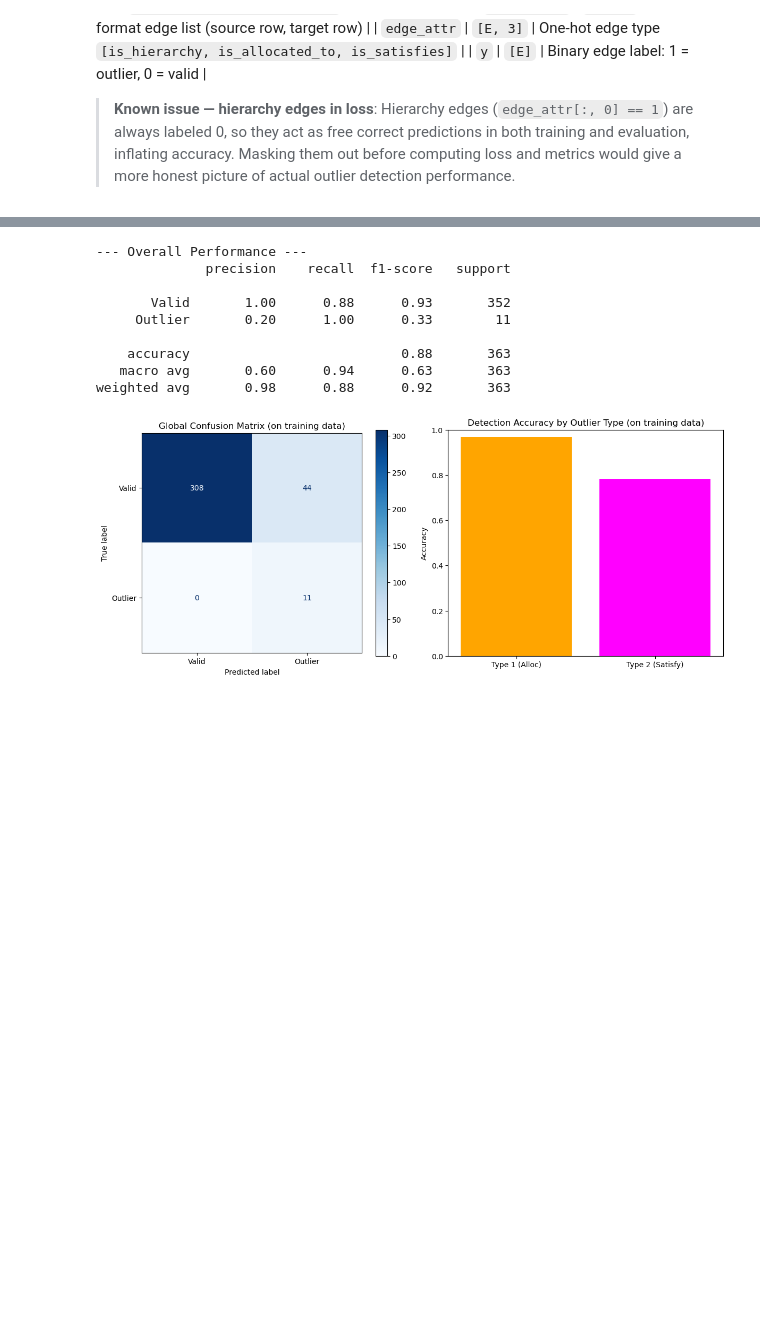
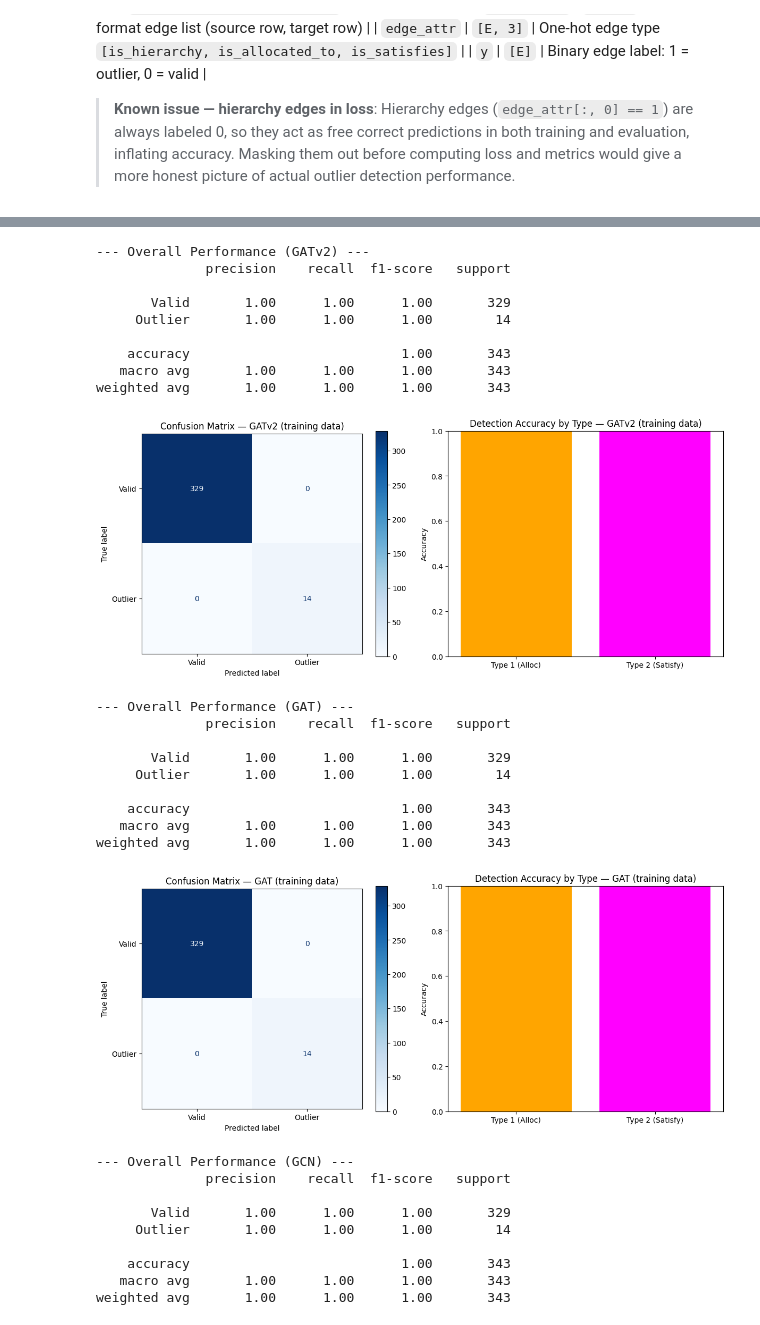
Before and after one commit to tcheb/ENGR521A, a Jupyter notebook: Synth_SE_data.ipynb, the cells around one changed output, grey strips where cells are left out. Drawn from its saved outputs; the diff is of its cells as text; code cells hidden in the pictures; blank space fills up the shorter version.

Commit message:
Add files via upload
Added in additional GNN architectures (GCN, GraphSAGE, GAT, RGCN) and fixed train/test graph size mismatch

```diff
--- a/Synth_SE_data.ipynb
+++ b/Synth_SE_data.ipynb
@@ -432,57 +536,70 @@ Epoch 1000, Loss: 0.3840
 # %%
 def evaluate_model(model, data):
     model.eval()
     with torch.no_grad():
-        # Get raw model outputs (logits) and convert to probabilities
         logits = model(data.x, data.edge_index, data.edge_attr)
-        probs = torch.sigmoid(logits)
-        preds = (probs > 0.5).float()
+        probs  = torch.sigmoid(logits)
+        preds  = (probs > 0.5).float()
 
         y_true = data.y.cpu().numpy()
         y_pred = preds.cpu().numpy()
 
-    # 1. Standard Confusion Matrix
     cm = confusion_matrix(y_true, y_pred)
 
-    # 2. Slice results by Outlier Type
-    # Find indices for specific relationship types
-    # [0, 1, 0] = Allocated_to (Type 1 Potential)
-    # [0, 0, 1] = Satisfies (Type 2 Potential)
-    is_alloc = (data.edge_attr[:, 1] == 1).cpu().numpy()
+    is_alloc   = (data.edge_attr[:, 1] == 1).cpu().numpy()
     is_satisfy = (data.edge_attr[:, 2] == 1).cpu().numpy()
 
-    print("--- Overall Performance ---")
+    print(f"--- Overall Performance ({model.gnn_type}) ---")
     print(classification_report(y_true, y_pred, target_names=['Valid', 'Outlier']))
 
-    # 3. Plotting
     fig, ax = plt.subplots(1, 2, figsize=(12, 5))
 
-    # Global Confusion Matrix
     ConfusionMatrixDisplay(cm, display_labels=['Valid', 'Outlier']).plot(ax=ax[0], cmap='Blues')
-    ax[0].set_title("Global Confusion Matrix (on training data)")
+    ax[0].set_title(f"Confusion Matrix — {model.gnn_type} (training data)")
 
-    # Specific Breakdown
-    type1_acc = (y_true[is_alloc] == y_pred[is_alloc]).mean() if any(is_alloc) else 0
+    type1_acc = (y_true[is_alloc]   == y_pred[is_alloc]).mean()   if any(is_alloc)   else 0
     type2_acc = (y_true[is_satisfy] == y_pred[is_satisfy]).mean() if any(is_satisfy) else 0
 
-    ax[1].bar(['Type 1 (Alloc)', 'Type 2 (Satisfy)'], [type1_acc, type2_acc], color=['orange', 'magenta'])
+    ax[1].bar(['Type 1 (Alloc)', 'Type 2 (Satisfy)'], [type1_acc, type2_acc],
+              color=['orange', 'magenta'])
     ax[1].set_ylim(0, 1)
-    ax[1].set_ylabel("Accuracy")
-    ax[1].set_title("Detection Accuracy by Outlier Type (on training data)")
+    ax[1].set_ylabel('Accuracy')
+    ax[1].set_title(f"Detection Accuracy by Type — {model.gnn_type} (training data)")
 
     plt.tight_layout()
     plt.show()
 
-# Run Evaluation
-evaluate_model(model, pyg_dataset)
+
+# Evaluate all active models on training data
+for name, model in models.items():
+    evaluate_model(model, pyg_dataset)
 # %% [output]
---- Overall Performance ---
+--- Overall Performance (GATv2) ---
               precision    recall  f1-score   support
 
-       Valid       1.00      0.88      0.93       352
-     Outlier       0.20      1.00      0.33        11
+       Valid       1.00      1.00      1.00       329
+     Outlier       1.00      1.00      1.00        14
 
-    accuracy                           0.88       363
-   macro avg       0.60      0.94      0.63       363
-weighted avg       0.98      0.88      0.92       363
+    accuracy                           1.00       343
+   macro avg       1.00      1.00      1.00       343
+weighted avg       1.00      1.00      1.00       343
-[figure, old version]
+[figure, new version]
+--- Overall Performance (GAT) ---
+              precision    recall  f1-score   support
+
+       Valid       1.00      1.00      1.00       329
+     Outlier       1.00      1.00      1.00        14
+
+    accuracy                           1.00       343
+   macro avg       1.00      1.00      1.00       343
+weighted avg       1.00      1.00      1.00       343
+[figure, added]
+--- Overall Performance (GCN) ---
+              precision    recall  f1-score   support
+
+       Valid       1.00      1.00      1.00       329
+     Outlier       1.00      1.00      1.00        14
+
+    accuracy                           1.00       343
+   macro avg       1.00      1.00      1.00       343
+weighted avg       1.00      1.00      1.00       343
```
Also changed, not shown: parts of 24 cells of this notebook.
